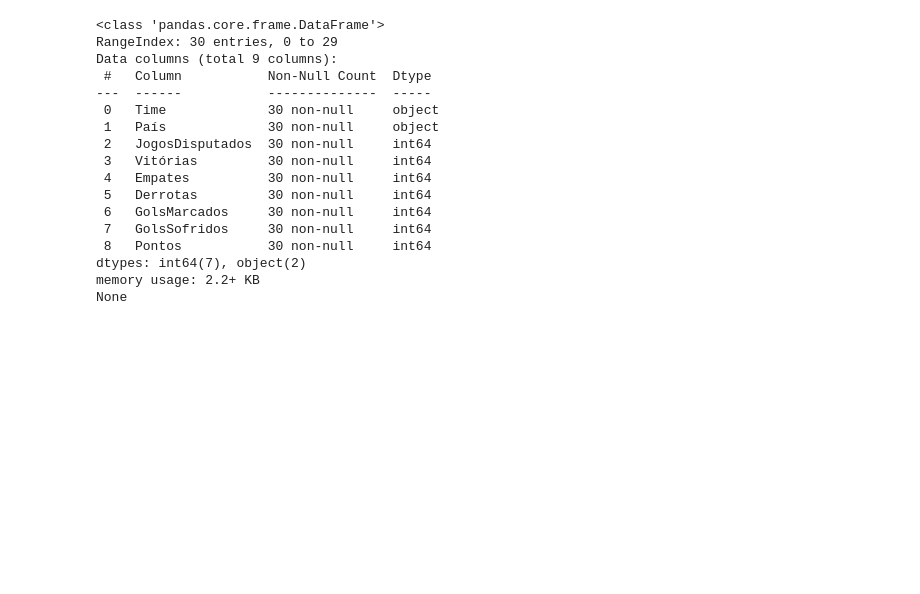
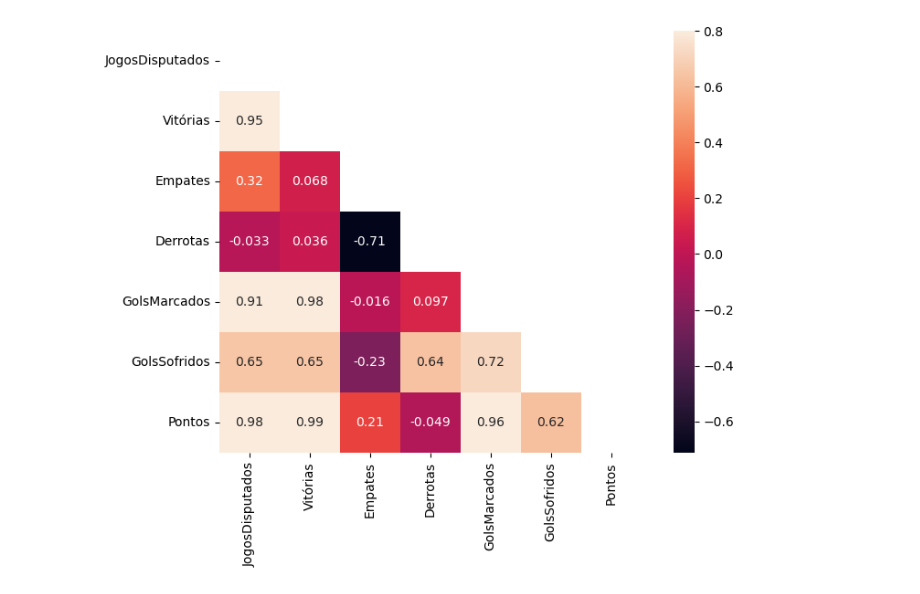
Before and after one commit to pdemetrio/Meus-Projetos, a Jupyter notebook: champions.ipynb, the cells around one changed output. Cells and saved outputs as stored; diff of their text form; code cells hidden in the pictures; blank space fills up the shorter version.

```diff
--- a/champions.ipynb
+++ b/champions.ipynb
@@ -9,0 +38,5 @@ df = pd.read_csv('champions.csv')
+# %%
+lst = ['JogosDisputados', 'Vitórias',  'Empates', 'Derrotas', 'GolsMarcados', 'GolsSofridos', 'Pontos']
+# %%
+df[lst] = df[lst].astype("float")
+df.dtypes
@@ -30,20 +93,0 @@ print(df.head(20))
-# %%
-print(df.info())
-# %% [output]
-<class 'pandas.core.frame.DataFrame'>
-RangeIndex: 30 entries, 0 to 29
-Data columns (total 9 columns):
- #   Column           Non-Null Count  Dtype
----  ------           --------------  -----
- 0   Time             30 non-null     object
- 1   País             30 non-null     object
- 2   JogosDisputados  30 non-null     int64
- 3   Vitórias         30 non-null     int64
- 4   Empates          30 non-null     int64
- 5   Derrotas         30 non-null     int64
- 6   GolsMarcados     30 non-null     int64
- 7   GolsSofridos     30 non-null     int64
- 8   Pontos           30 non-null     int64
-dtypes: int64(7), object(2)
-memory usage: 2.2+ KB
-None
@@ -51,0 +94,13 @@ print(df.describe())
+# %%
+#raw-materials list
+raw_data=['JogosDisputados', 'Vitórias',  'Empates', 'Derrotas', 'GolsMarcados', 'GolsSofridos', 'Pontos']
+#getting the correlation matrix
+corrmat = df[raw_data].corr()
+#setting the size of plot
+fig = plt.figure(figsize = (9, 6))
+#masking the upper traingle part since matrix is symmetric(repetitive)
+mask = np.triu(np.ones_like(corrmat, dtype=bool))
+sns.heatmap(corrmat, vmax = .8,mask=mask, square = True, annot = True)
+plt.show()
+# %% [output]
+[figure, added]
```
Also changed, not shown: parts of 14 cells of this notebook, 1 other file.
